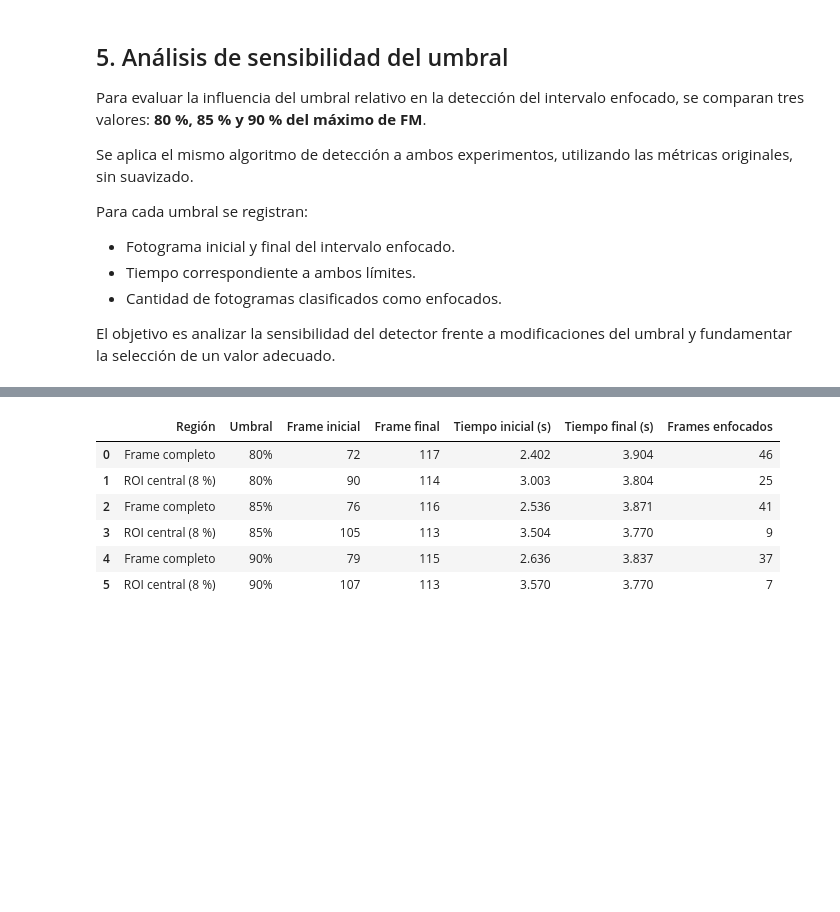
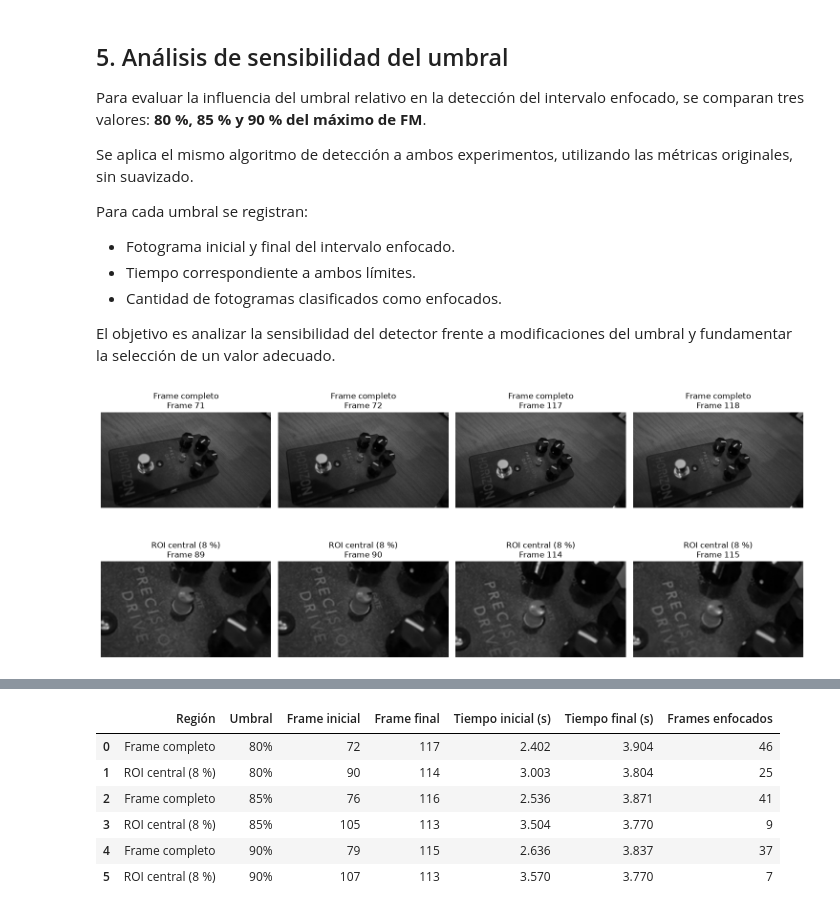
Before and after one commit to chelseedark/CEIA_VpC, a Jupyter notebook: TP2.ipynb, the cells around one changed output, grey strips where cells are left out. Cells and saved outputs as stored; diff of their text form; code cells hidden in the pictures; blank space fills up the shorter version.

Commit message:
TP2: validacion visual, unsharp masking y conclusiones

```diff
--- a/TP2.ipynb
+++ b/TP2.ipynb
@@ -473,3 +473,52 @@ Para cada umbral se registran:
 - Cantidad de fotogramas clasificados como enfocados.
 
 El objetivo es analizar la sensibilidad del detector frente a modificaciones del umbral y fundamentar la selección de un valor adecuado.
+# %%
+
+# Validación visual de los límites detectados al 80 %
+
+import cv2
+import matplotlib.pyplot as plt
+
+cap = cv2.VideoCapture("focus_video.mov")
+
+def obtener_frame(numero):
+    cap.set(cv2.CAP_PROP_POS_FRAMES, numero)
+    ok, frame = cap.read()
+    if not ok:
+        raise ValueError(f"No se pudo leer el frame {numero}")
+    return cv2.cvtColor(frame, cv2.COLOR_BGR2GRAY)
+
+casos = [
+    ("Frame completo", [71, 72, 117, 118], False),
+    ("ROI central (8 %)", [89, 90, 114, 115], True)
+]
+
+fig, axes = plt.subplots(2, 4, figsize=(15, 7))
+
+for fila, (nombre, indices, usar_roi) in enumerate(casos):
+    for columna, indice in enumerate(indices):
+        imagen = obtener_frame(indice)
+
+        if usar_roi:
+            h, w = imagen.shape
+            lado = 0.08 ** 0.5
+            rw = round(w * lado)
+            rh = round(h * lado)
+            x0 = (w - rw) // 2
+            y0 = (h - rh) // 2
+            imagen = imagen[y0:y0+rh, x0:x0+rw]
+
+        axes[fila, columna].imshow(imagen, cmap="gray",
+                                   vmin=0, vmax=255)
+        axes[fila, columna].set_title(
+            f"{nombre}\nFrame {indice}"
+        )
+        axes[fila, columna].axis("off")
+
+plt.tight_layout()
+plt.show()
+
+cap.release()
+# %% [output]
+[figure, added]
```
Also changed, not shown: parts of 8 cells of this notebook.
